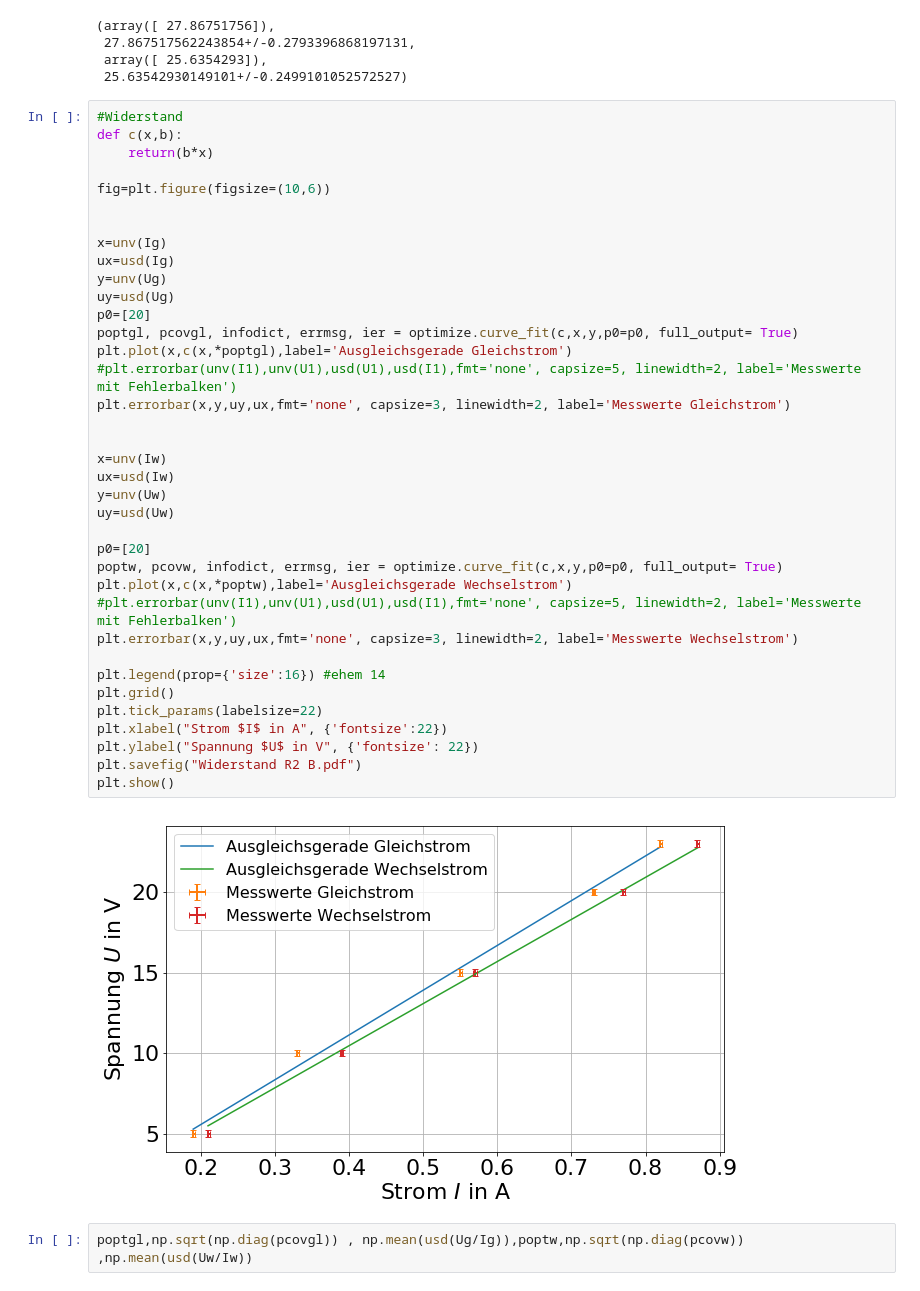
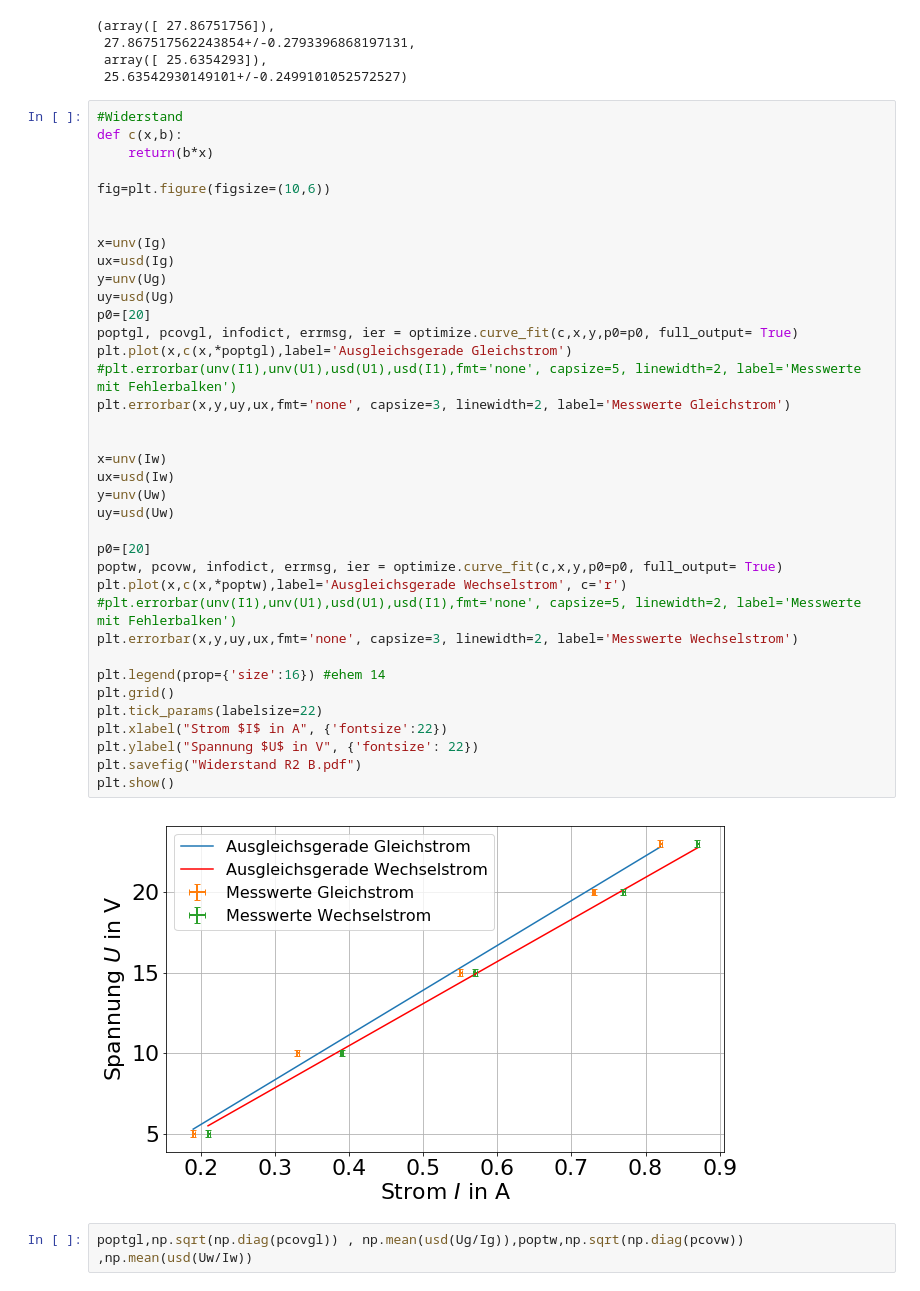
Before and after one commit to Hawighorst/protokoll, a Jupyter notebook: E1/Protokoll E1/auswertung/Auswertung Innenwiderstand/Gleich und Wechselstrom bei ohmschen Widerstand.ipynb, the cells around one changed output. Cells and saved outputs as stored; diff of their text form.

```diff
--- a/E1/Protokoll E1/auswertung/Auswertung Innenwiderstand/Gleich und Wechselstrom bei ohmschen Widerstand.ipynb
+++ b/E1/Protokoll E1/auswertung/Auswertung Innenwiderstand/Gleich und Wechselstrom bei ohmschen Widerstand.ipynb
@@ -96,35 +96,35 @@ fig=plt.figure(figsize=(10,6))
 
 x=unv(Ig)
 ux=usd(Ig)
 y=unv(Ug)
 uy=usd(Ug)
 p0=[20]
 poptgl, pcovgl, infodict, errmsg, ier = optimize.curve_fit(c,x,y,p0=p0, full_output= True)
 plt.plot(x,c(x,*poptgl),label='Ausgleichsgerade Gleichstrom')
 #plt.errorbar(unv(I1),unv(U1),usd(U1),usd(I1),fmt='none', capsize=5, linewidth=2, label='Messwerte mit Fehlerbalken')
 plt.errorbar(x,y,uy,ux,fmt='none', capsize=3, linewidth=2, label='Messwerte Gleichstrom')
 
 
 x=unv(Iw)
 ux=usd(Iw)
 y=unv(Uw)
 uy=usd(Uw)
 
 p0=[20]
 poptw, pcovw, infodict, errmsg, ier = optimize.curve_fit(c,x,y,p0=p0, full_output= True)
-plt.plot(x,c(x,*poptw),label='Ausgleichsgerade Wechselstrom')
+plt.plot(x,c(x,*poptw),label='Ausgleichsgerade Wechselstrom', c='r')
 #plt.errorbar(unv(I1),unv(U1),usd(U1),usd(I1),fmt='none', capsize=5, linewidth=2, label='Messwerte mit Fehlerbalken')
 plt.errorbar(x,y,uy,ux,fmt='none', capsize=3, linewidth=2, label='Messwerte Wechselstrom')
 
 plt.legend(prop={'size':16}) #ehem 14
 plt.grid()
 plt.tick_params(labelsize=22)
 plt.xlabel("Strom $I$ in A", {'fontsize':22})
 plt.ylabel("Spannung $U$ in V", {'fontsize': 22})
 plt.savefig("Widerstand R2 B.pdf")
 plt.show()
 # %% [output]
-[figure, old version]
+[figure, new version]
 # %%
 poptgl,np.sqrt(np.diag(pcovgl)) , np.mean(usd(Ug/Ig)),poptw,np.sqrt(np.diag(pcovw)) ,np.mean(usd(Uw/Iw))
 # %% [output]
```
Also changed, not shown: parts of 1 cell of this notebook, 28 other files.
